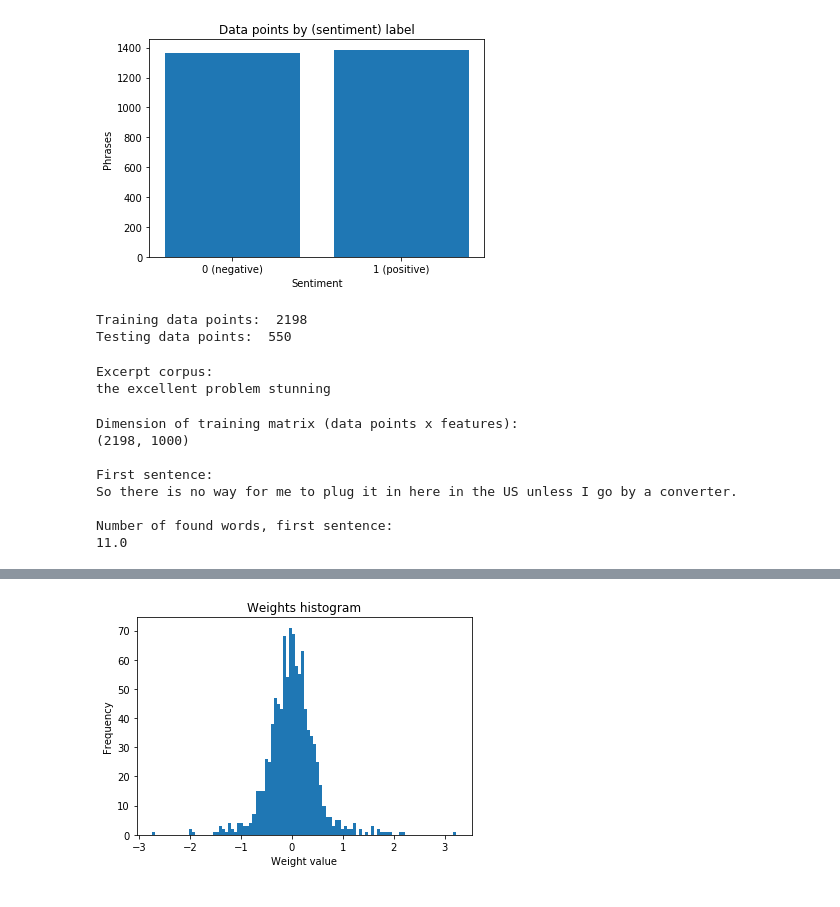
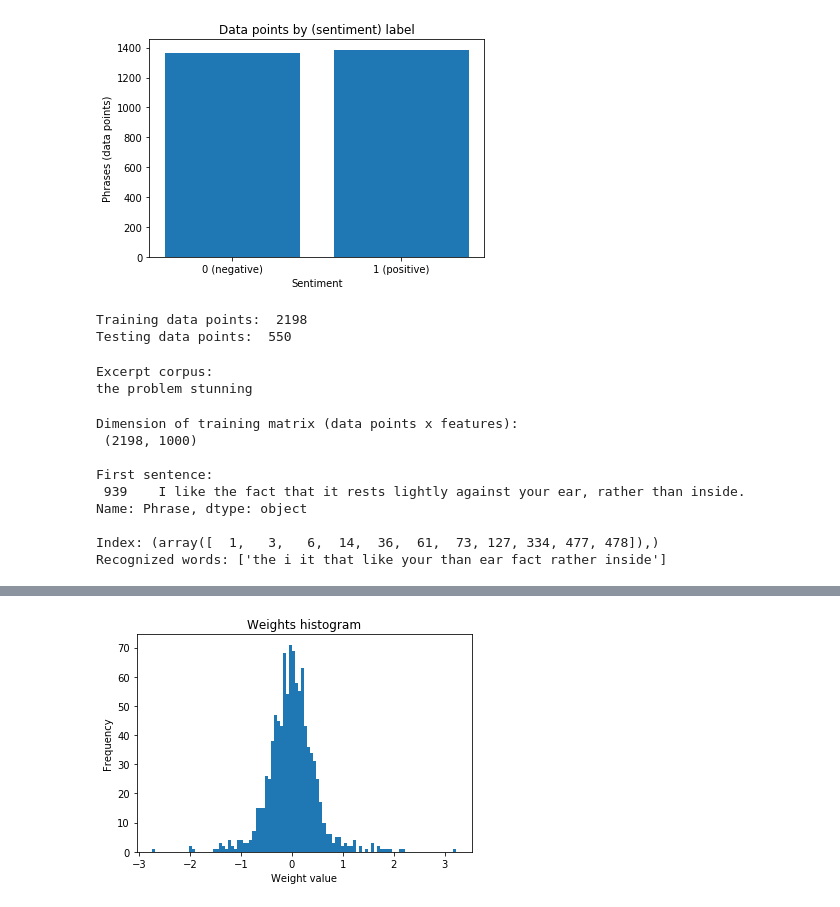
Before and after one commit to stefanfausser/Business_School_HNU, a Jupyter notebook: sentiment_analysis_exercise.ipynb, the cells around one changed output, grey strips where cells are left out. Cells and saved outputs as stored; diff of their text form; code cells hidden in the pictures.

```diff
--- a/sentiment_analysis_exercise.ipynb
+++ b/sentiment_analysis_exercise.ipynb
@@ -3,24 +3,22 @@ import tensorflow as tf
 import pandas as pd
 import os
 import glob
+%matplotlib inline
+from matplotlib import pyplot as plt
+pd.options.display.max_colwidth = 60
 
 zip_file = tf.keras.utils.get_file('sentiment%20labelled%20sentences.zip',
-                                 'https://github.com/stefanfausser/Business_School_HNU/raw/master/sentiment%20labelled%20sentences.zip',
-                                 extract=True)
+    'https://archive.ics.uci.edu/ml/machine-learning-databases/00331/sentiment%20labelled%20sentences.zip',
+    extract=True)
 path = os.path.dirname(zip_file) + "/sentiment labelled sentences/"
 all_files = sorted(glob.glob(os.path.join(path, '*_labelled.txt')))
 df = pd.concat((pd.read_csv(f, sep='\t', names=['Phrase','Sentiment']) for f in all_files), ignore_index=True)
 print("Data Points:", len(df), "\n")
-print("Excerpt data set:")
-print(df.head(), "\n")
+print("Excerpt data set:\n", df.head(), "\n")
 
-%matplotlib inline
-from matplotlib import pyplot as plt
-Sentiment_count = df.groupby('Sentiment').count()
-plt.bar(['0 (negative)', '1 (positive)'], Sentiment_count['Phrase'])
+plt.bar(['0 (negative)', '1 (positive)'], df.groupby('Sentiment').count()['Phrase'])
 plt.title("Data points by (sentiment) label")
-plt.xlabel('Sentiment')
-plt.ylabel('Phrases')
+plt.xlabel('Sentiment'); plt.ylabel('Phrases (data points)')
 plt.show()
 # %% [output]
 Data Points: 2748
@@ -35,4 +33,4 @@ Excerpt data set:
-[figure, old version]
+[figure, new version]
 # %%
 import random
 random.seed(777)
@@ -53,31 +51,31 @@ Testing data points:  550
 tokenizer = tf.keras.preprocessing.text.Tokenizer(num_words = 1000)
 tokenizer.fit_on_texts(df_train['Phrase'])
 print("Excerpt corpus:")
-print(tokenizer.index_word[1], tokenizer.index_word[100], tokenizer.index_word[300], tokenizer.index_word[1000])
+print(tokenizer.index_word[1], tokenizer.index_word[300], tokenizer.index_word[1000])
 # %% [output]
 Excerpt corpus:
-the excellent problem stunning
+the problem stunning
 # %%
 matrix_train = tf.convert_to_tensor(tokenizer.texts_to_matrix(df_train['Phrase'], mode = "binary"), tf.float32)
 matrix_test = tf.convert_to_tensor(tokenizer.texts_to_matrix(df_test['Phrase'], mode = "binary"), tf.float32)
 y_train = tf.convert_to_tensor(df_train['Sentiment'].to_numpy().reshape((-1,1)), tf.float32)
 y_test = tf.convert_to_tensor(df_test['Sentiment'].to_numpy().reshape((-1,1)), tf.float32)
 
-print("Dimension of training matrix (data points x features):")
-print(matrix_train.shape, "\n")
-print("First sentence:")
-print(df_train['Phrase'][0], "\n")
-print("Number of found words, first sentence:")
-print(sum(matrix_train[0].numpy()))
+pd.options.display.max_colwidth = 100
+print("Dimension of training matrix (data points x features):\n", matrix_train.shape, "\n")
+print("First sentence:\n", str(df_train['Phrase'][0:1]), "\n")
+print("Index:", (matrix_train[0].numpy() == 1).nonzero())
+print("Recognized words:", tokenizer.sequences_to_texts((matrix_train[0].numpy() == 1).nonzero()))
 # %% [output]
 Dimension of training matrix (data points x features):
-(2198, 1000)
+ (2198, 1000)
 
 First sentence:
-So there is no way for me to plug it in here in the US unless I go by a converter.
+ 939    I like the fact that it rests lightly against your ear, rather than inside.
+Name: Phrase, dtype: object
 
-Number of found words, first sentence:
-11.0
+Index: (array([  1,   3,   6,  14,  36,  61,  73, 127, 334, 477, 478]),)
+Recognized words: ['the i it that like your than ear fact rather inside']
 # %%
 # Set model weights
 rni = tf.random_normal_initializer(mean = 0.0, stddev = 0.05, seed = 777)
```
Also changed, not shown: parts of 7 cells of this notebook.
